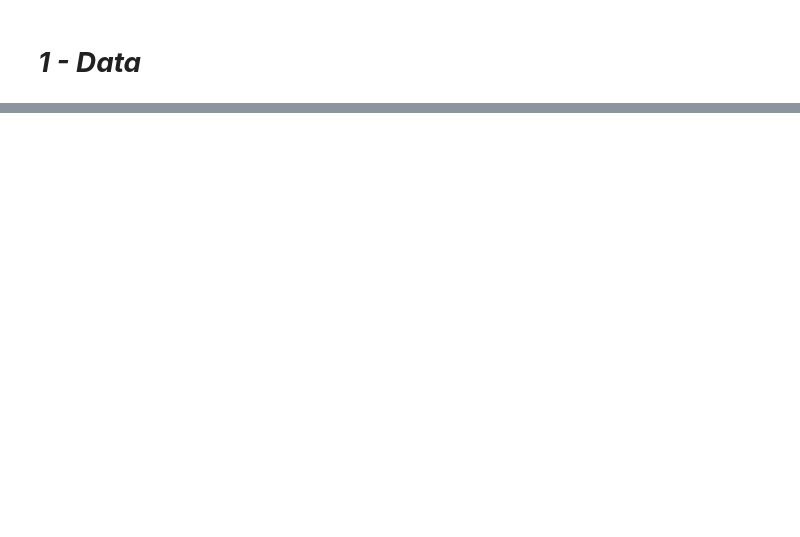
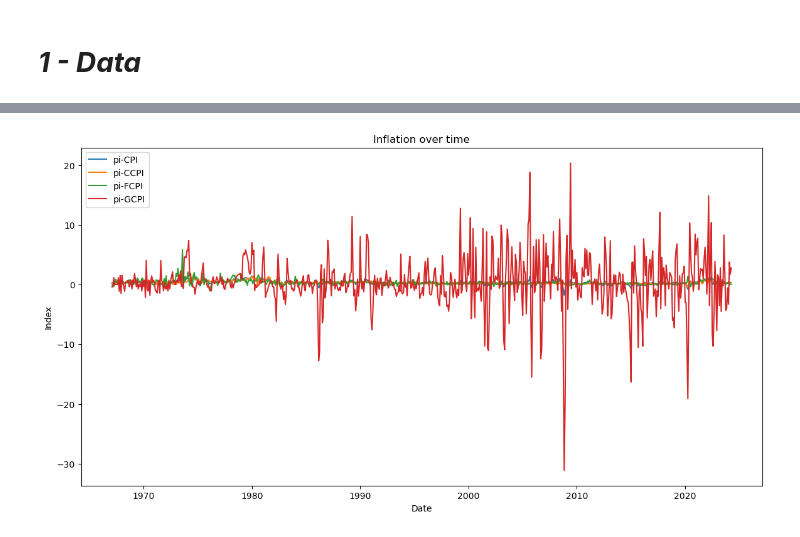
Before and after one commit to paultltc/InflaBERT, a Jupyter notebook: nowcaster.ipynb, the cells around one changed output, grey strips where cells are left out. Drawn from its saved outputs; the diff is of its cells as text; code cells hidden in the pictures; blank space fills up the shorter version.

```diff
--- a/nowcaster.ipynb
+++ b/nowcaster.ipynb
@@ -221,0 +69,18 @@ spf
+# %%
+plt.figure(figsize=(14, 7))
+
+# Plot each column on the same plot
+for col in df.columns:
+    if col != 'date' and col.startswith('pi-'):
+        plt.plot(df['date'], df[col], label=col)
+
+# Add labels, title, and legend
+plt.xlabel('Date')
+plt.ylabel('Index')
+plt.title('Inflation over time')
+plt.legend(loc='best')  # Add a legend to differentiate columns
+
+# Show the plot
+plt.show()
+# %% [output]
+[figure, added]
```
Also changed, not shown: parts of 45 cells of this notebook, 13 other files.
